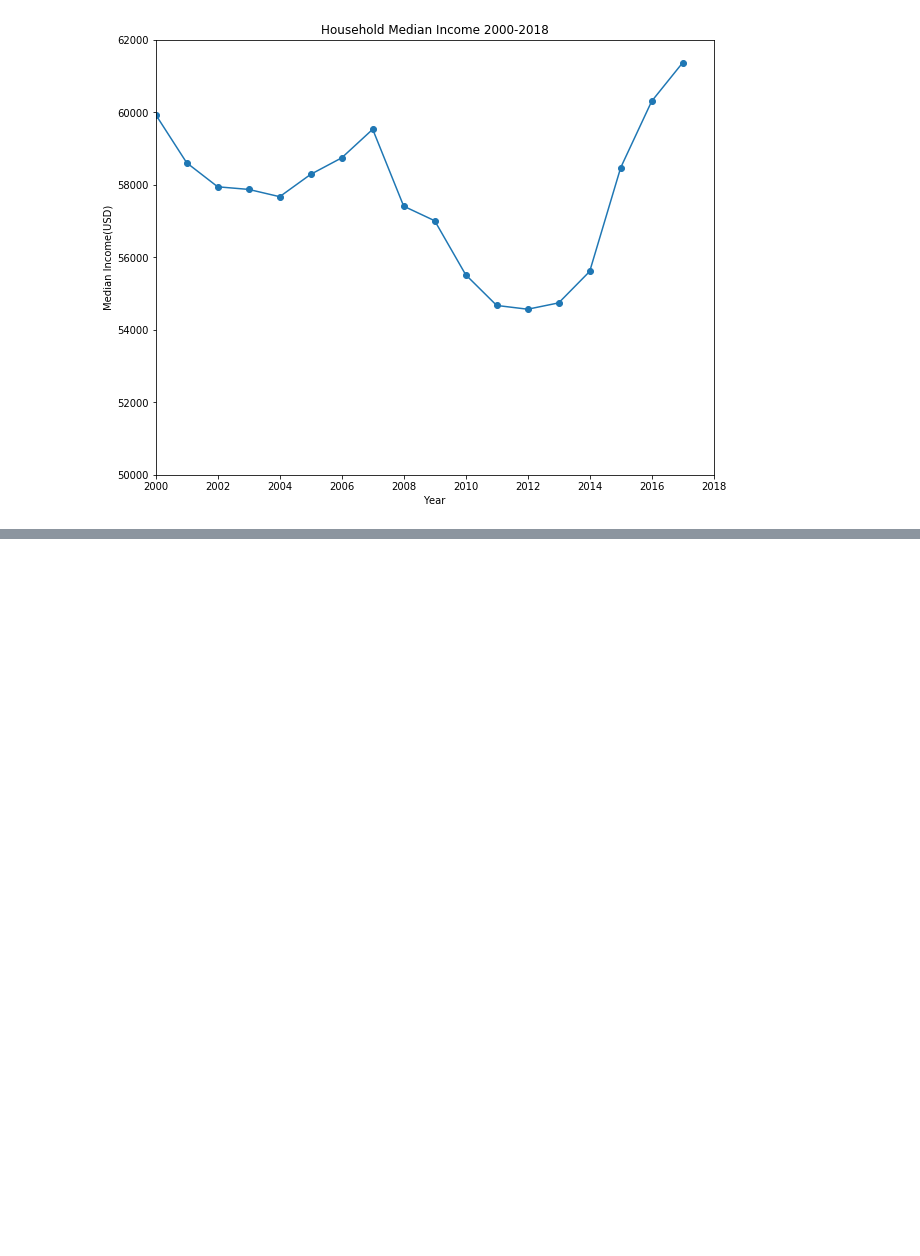
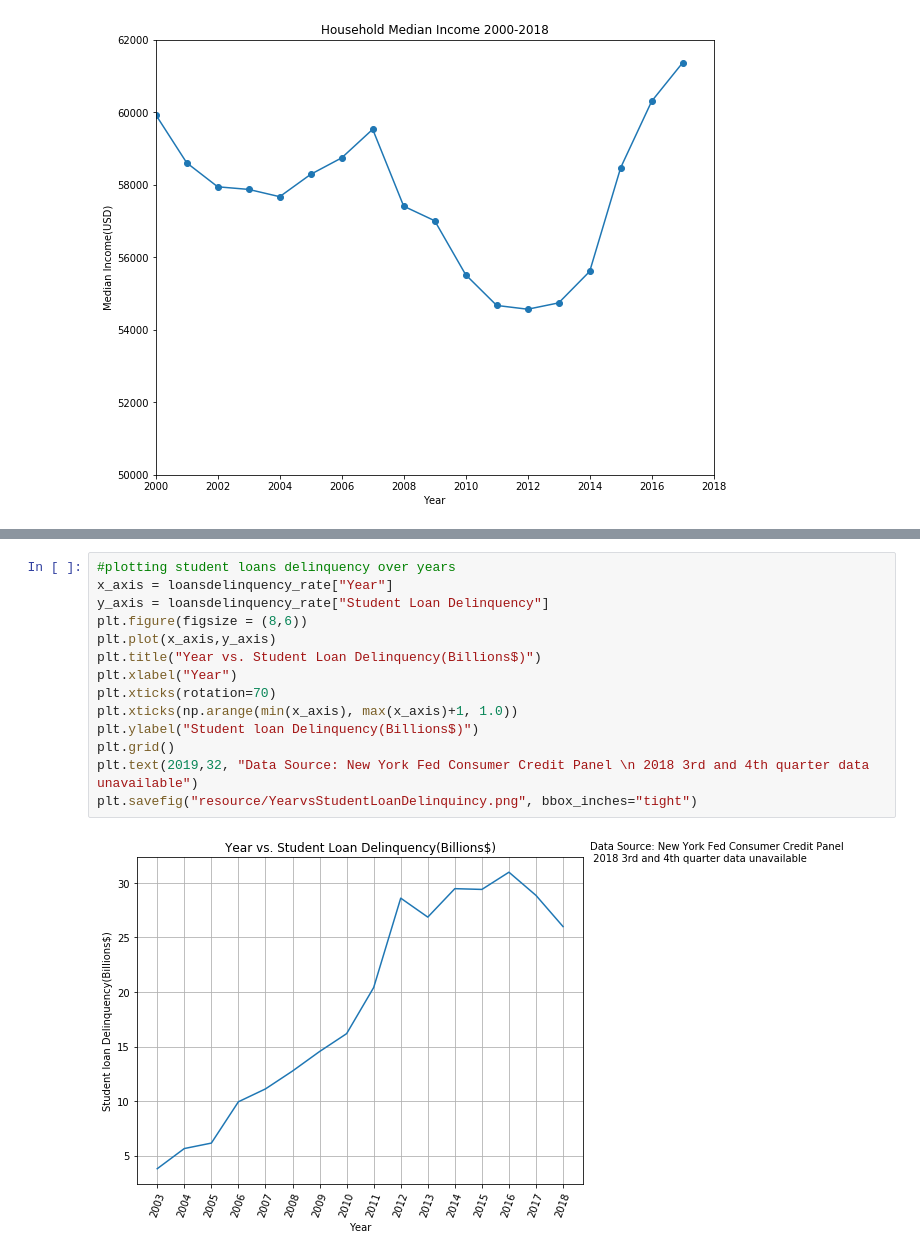
Before and after one commit to Kamran-Wali/Project_Antigravity2, a Jupyter notebook: antigravity.ipynb, the cells around one changed output, grey strips where cells are left out. Drawn from its saved outputs; the diff is of its cells as text; blank space fills up the shorter version.

```diff
--- a/antigravity.ipynb
+++ b/antigravity.ipynb
@@ -229,0 +286,16 @@ plt.show()
+# %%
+#plotting student loans delinquency over years
+x_axis = loansdelinquency_rate["Year"]
+y_axis = loansdelinquency_rate["Student Loan Delinquency"]
+plt.figure(figsize = (8,6))
+plt.plot(x_axis,y_axis)
+plt.title("Year vs. Student Loan Delinquency(Billions$)")
+plt.xlabel("Year")
+plt.xticks(rotation=70)
+plt.xticks(np.arange(min(x_axis), max(x_axis)+1, 1.0))
+plt.ylabel("Student loan Delinquency(Billions$)")
+plt.grid()
+plt.text(2019,32, "Data Source: New York Fed Consumer Credit Panel \n 2018 3rd and 4th quarter data unavailable")
+plt.savefig("resource/YearvsStudentLoanDelinquincy.png", bbox_inches="tight")
+# %% [output]
+[figure, added]
```
Also changed, not shown: parts of 6 cells of this notebook, 8 other files.
